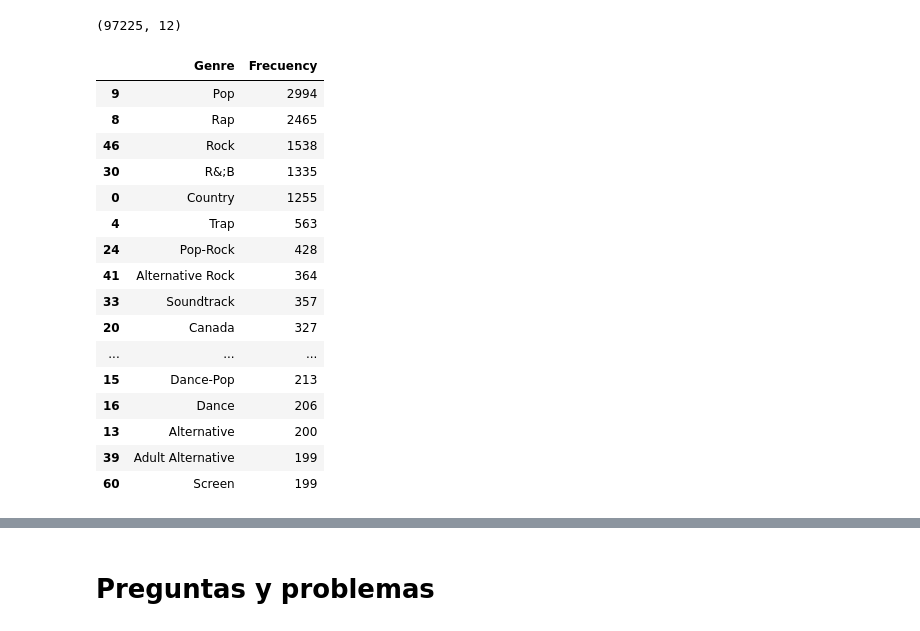
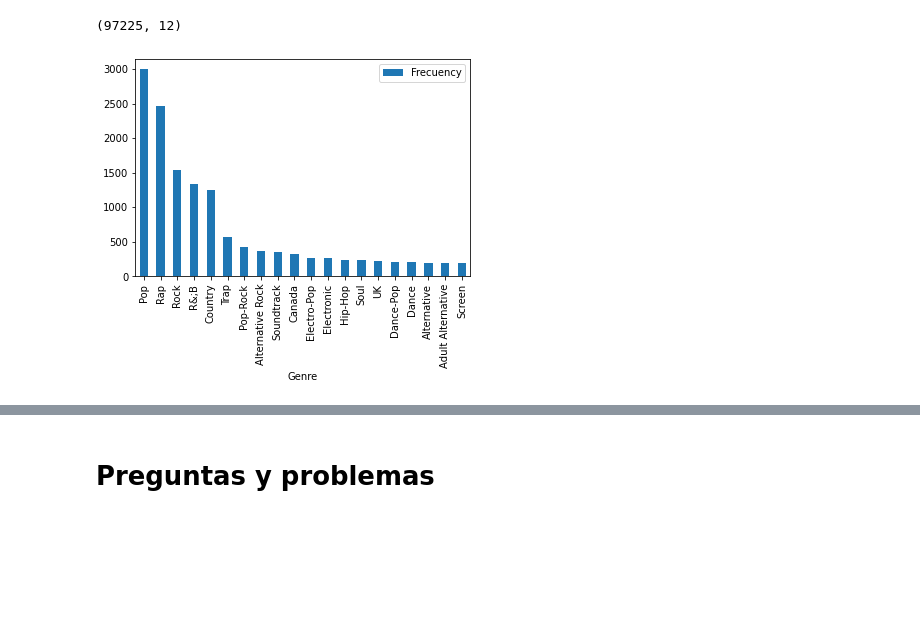
Before and after one commit to Litr0/Proyecto-Mineria, a Jupyter notebook: Hito1.ipynb, the cells around one changed output, grey strips where cells are left out. Cells and saved outputs as stored; diff of their text form; code cells hidden in the pictures; blank space fills up the shorter version.

```diff
--- a/Hito1.ipynb
+++ b/Hito1.ipynb
@@ -66,22 +66,6 @@ for row, col in songs.iterrows():
 gen = pd.DataFrame([[key, dicc[key]] for key in dicc.keys()], columns=['Genre', 'Frecuency'])
 # %%
 gen2 = gen.sort_values(by = ['Frecuency'], ascending=False).head(20)
-gen2
+ax = gen2.plot.bar(x='Genre', y = 'Frecuency', stacked=True)
 # %% [output]
-|  | Genre | Frecuency |
-| 9 | Pop | 2994 |
-| 8 | Rap | 2465 |
-| 46 | Rock | 1538 |
-| 30 | R&;B | 1335 |
-| 0 | Country | 1255 |
-| 4 | Trap | 563 |
-| 24 | Pop-Rock | 428 |
-| 41 | Alternative Rock | 364 |
-| 33 | Soundtrack | 357 |
-| 20 | Canada | 327 |
-| ... | ... | ... |
-| 15 | Dance-Pop | 213 |
-| 16 | Dance | 206 |
-| 13 | Alternative | 200 |
-| 39 | Adult Alternative | 199 |
-| 60 | Screen | 199 |
+[figure, added]
```
Also changed, not shown: parts of 9 cells of this notebook.
